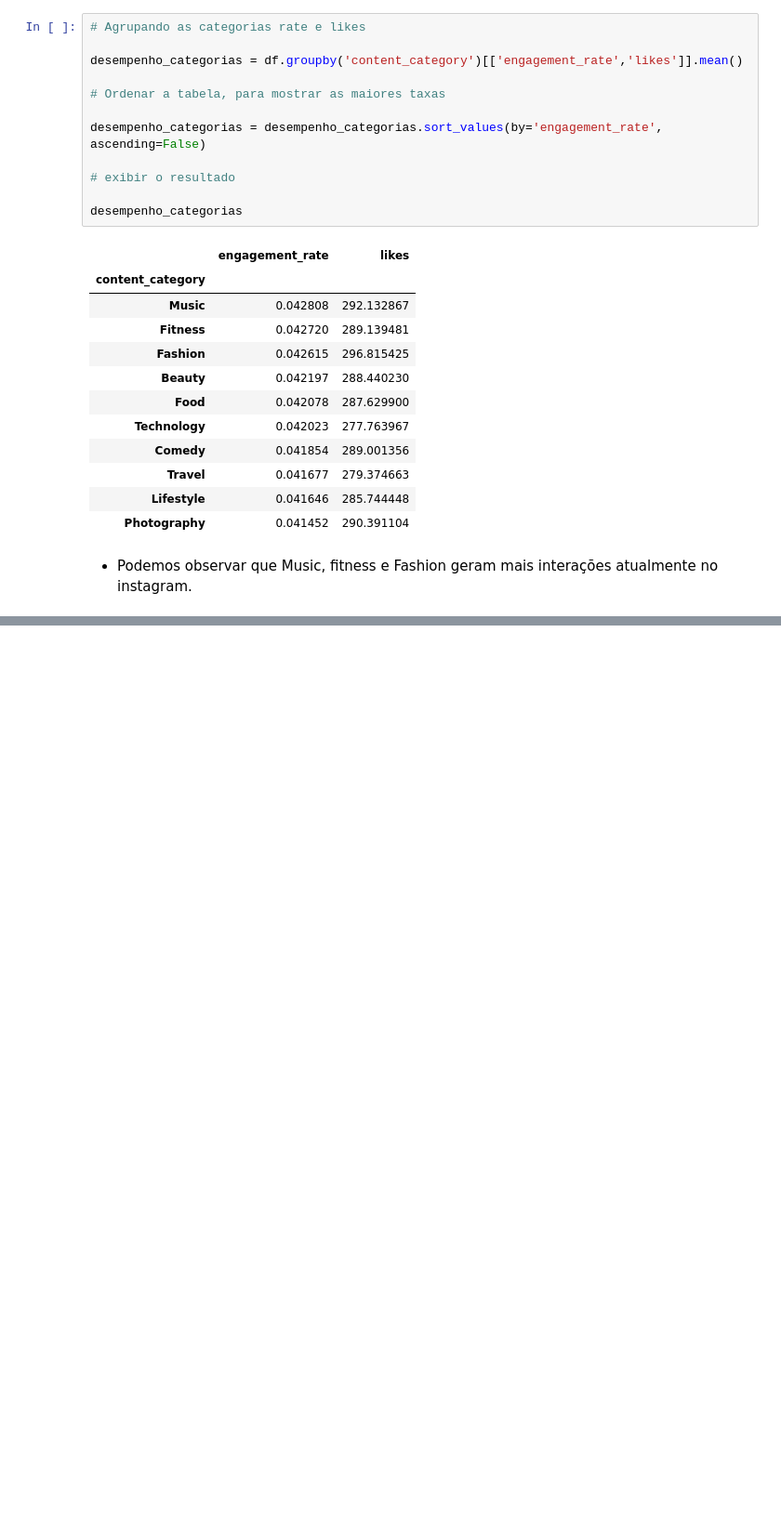
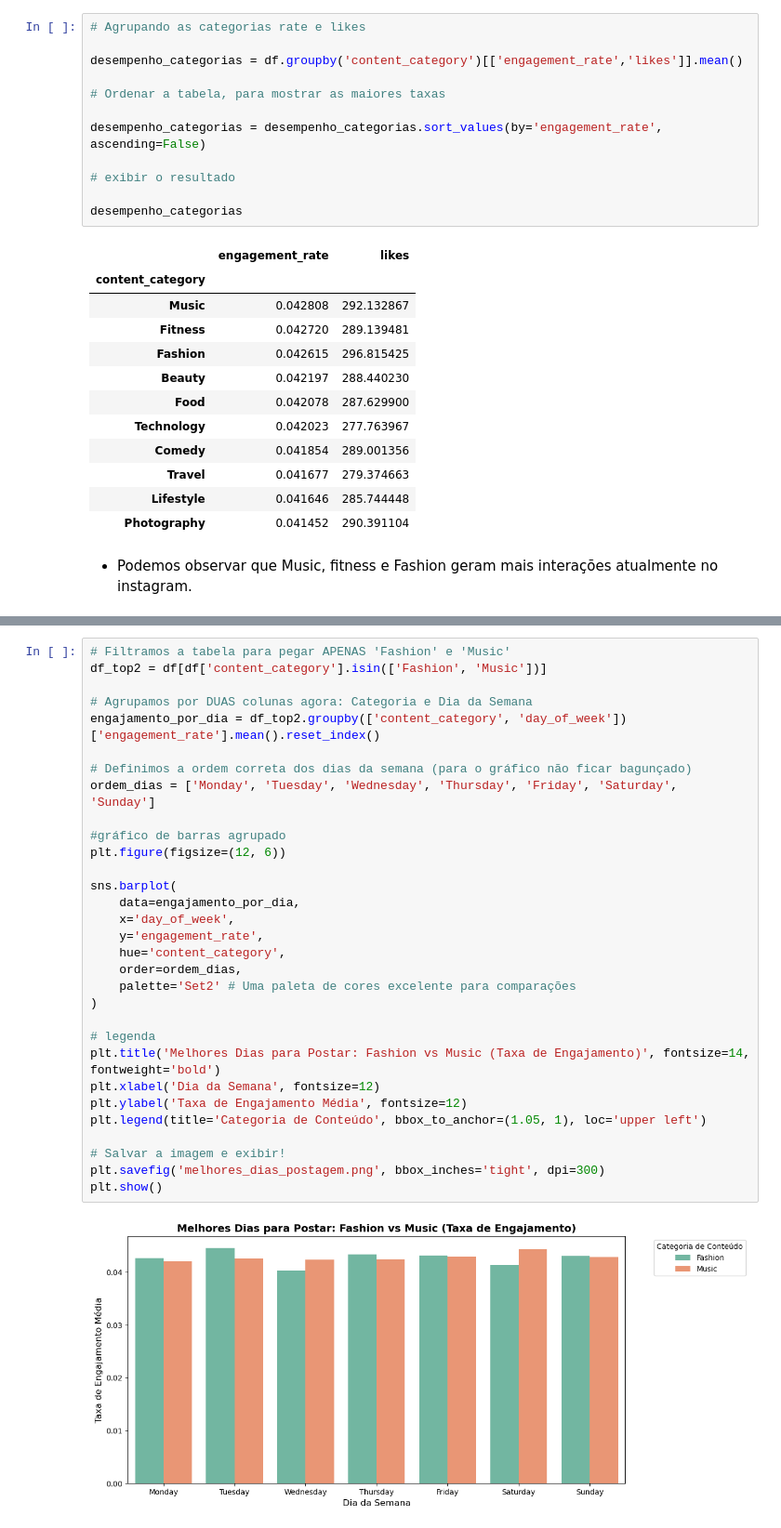
Before and after one commit to pedrobittencourtdev/instagram-analytics, a Jupyter notebook: SocialMediaDataAnalysis.ipynb, the cells around one changed output, grey strips where cells are left out. Shown at 93% size. Cells and saved outputs as stored; diff of their text form; blank space fills up the shorter version.

```diff
--- a/SocialMediaDataAnalysis.ipynb
+++ b/SocialMediaDataAnalysis.ipynb
@@ -141,0 +212,33 @@ desempenho_categorias
+# %%
+# Filtramos a tabela para pegar APENAS 'Fashion' e 'Music'
+df_top2 = df[df['content_category'].isin(['Fashion', 'Music'])]
+
+# Agrupamos por DUAS colunas agora: Categoria e Dia da Semana
+engajamento_por_dia = df_top2.groupby(['content_category', 'day_of_week'])['engagement_rate'].mean().reset_index()
+
+# Definimos a ordem correta dos dias da semana (para o gráfico não ficar bagunçado)
+ordem_dias = ['Monday', 'Tuesday', 'Wednesday', 'Thursday', 'Friday', 'Saturday', 'Sunday']
+
+#gráfico de barras agrupado
+plt.figure(figsize=(12, 6))
+
+sns.barplot(
+    data=engajamento_por_dia,
+    x='day_of_week',
+    y='engagement_rate',
+    hue='content_category',
+    order=ordem_dias,
+    palette='Set2' # Uma paleta de cores excelente para comparações
+)
+
+# legenda
+plt.title('Melhores Dias para Postar: Fashion vs Music (Taxa de Engajamento)', fontsize=14, fontweight='bold')
+plt.xlabel('Dia da Semana', fontsize=12)
+plt.ylabel('Taxa de Engajamento Média', fontsize=12)
+plt.legend(title='Categoria de Conteúdo', bbox_to_anchor=(1.05, 1), loc='upper left')
+
+# Salvar a imagem e exibir!
+plt.savefig('melhores_dias_postagem.png', bbox_inches='tight', dpi=300)
+plt.show()
+# %% [output]
+[figure, added]
```
Also changed, not shown: parts of 9 cells of this notebook, 3 other files.
